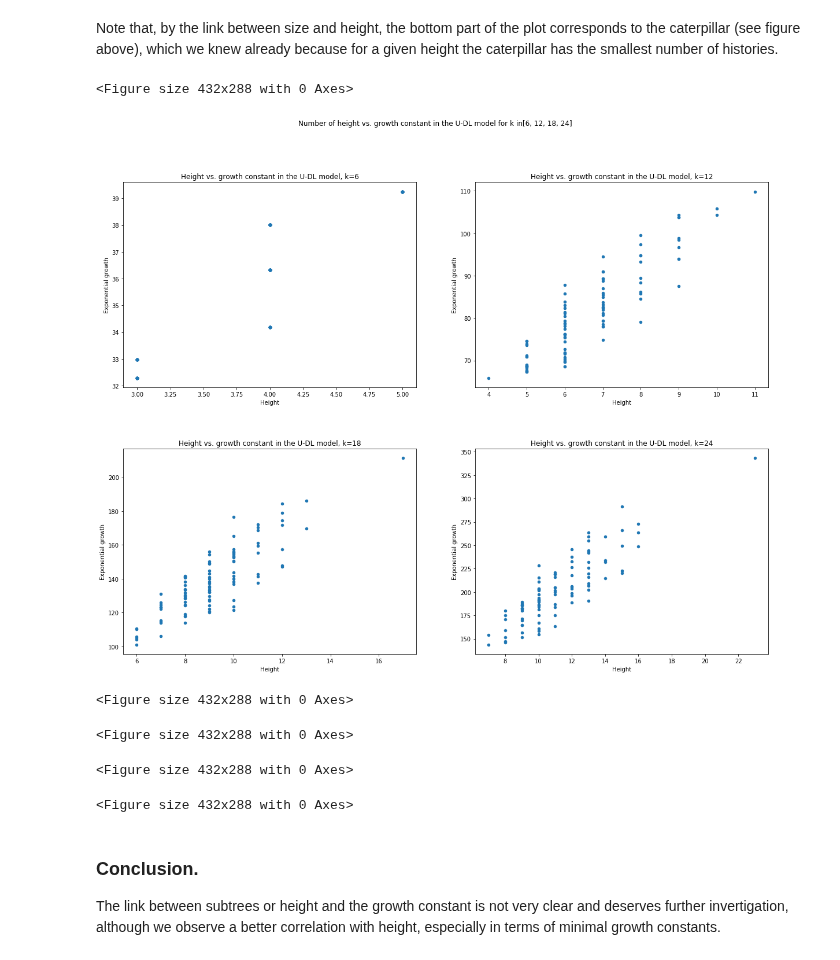
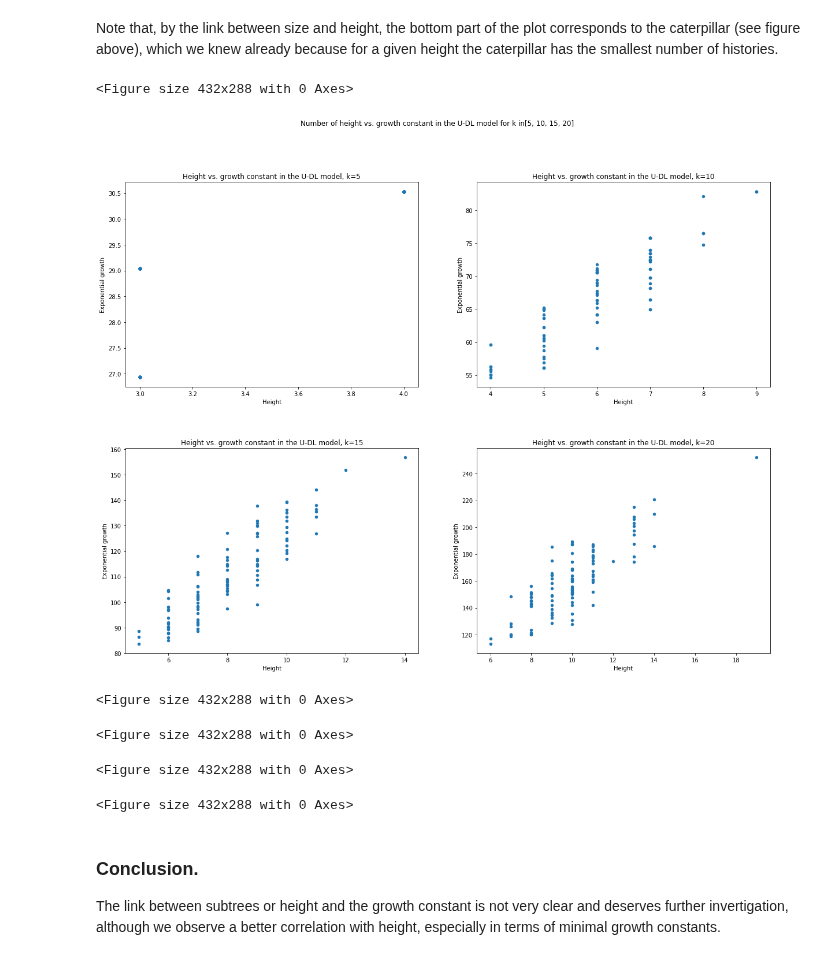
Before and after one commit to cchauve/DLT-Histories, a Jupyter notebook: doc/notebooks/Paper_figures.ipynb, the cells around one changed output. Saved outputs shown, nothing was run; the diff lists cells and outputs as text; code cells hidden in the pictures.

```diff
--- a/doc/notebooks/Paper_figures.ipynb
+++ b/doc/notebooks/Paper_figures.ipynb
@@ -46,7 +46,7 @@ S_TREES_INDEX = [i for i in range(0,NB_S_TREES)]
 EVOL_MODELS = [('U','DL'),('U','DLT'),('R','DL'),('R','DLT')]
 # Species tree sizes
 K_MIN = 3
-K_MAX = 24 #32
+K_MAX = 26 #target: 32 but computations did not finish past k=26
 K_LIST = [k for k in range(K_MIN,K_MAX+1)]
 # Histories sizes
 N_MIN = 1
@@ -61,7 +61,7 @@ R_MAX  = 10
 R_LIST = [r for r in range(1,R_MAX+1)]
 # %%
 # Subset of the parameter space for more readable figures
-K_LIST_REDUCED = [6,12,18,24]
+K_LIST_REDUCED = [5,10,15,20,25]
 K_LIST_POW2    = [4,8,16]
 N_LIST_REDUCED = [10,20,30,40,50]
 # %%
@@ -386,35 +386,35 @@ def plot_height_vs_exp_growth_per_k_single(k):
     ax.set_xlabel('Height')
     ax.set_ylabel('Exponential growth')
     plt.savefig('Height_vs_exp_growth_U_DL_'+str(k)+'.png')
     plt.show()
 
 
 def plot_height_vs_exp_growth_per_k(k,axe):
     offset = 3
     K = k-offset
     plt.figure()
     ax = pd.DataFrame(RESULTS_HEIGHT_ASYMPTOTICS.iloc[K*100:((K+1)*100)-1]).plot(ax=axe, kind='scatter', x='height', y='exp. growth', title='Height vs. growth constant in the U-DL model, k='+str(k))
     ax.set_xlabel('Height')
     ax.set_ylabel('Exponential growth')
     plt.savefig('Height_vs_exp_growth_U_DL_'+str(k)+'.png')
 
 def show_height_vs_exp_growth_per_k(k):
     offset = 3
     K = k-offset
     return(RESULTS_HEIGHT_ASYMPTOTICS.iloc[K*100:((K+1)*100)-1].drop_duplicates(keep='first',inplace=False).sort_values(by=['exp. growth','height']))
 
 plt.figure()
 fig_height2, ax_height2 = plt.subplots(nrows=2, ncols=2, figsize=(20,15))
 plt.subplots_adjust(hspace = 0.3)
-fig_height2.suptitle('Number of height vs. growth constant in the U-DL model for k in'+str(K_LIST_REDUCED))
+fig_height2.suptitle('Number of height vs. growth constant in the U-DL model for k in'+str(K_LIST_REDUCED[0:4]))
 plot_height_vs_exp_growth_per_k(K_LIST_REDUCED[0],ax_height2[0,0])
 plot_height_vs_exp_growth_per_k(K_LIST_REDUCED[1],ax_height2[0,1])
 plot_height_vs_exp_growth_per_k(K_LIST_REDUCED[2],ax_height2[1,0])
 plot_height_vs_exp_growth_per_k(K_LIST_REDUCED[3],ax_height2[1,1])
 plt.show()
 # %% [output]
 <Figure size 432x288 with 0 Axes>
-[figure, old version]
+[figure, new version]
 <Figure size 432x288 with 0 Axes>
 <Figure size 432x288 with 0 Axes>
 <Figure size 432x288 with 0 Axes>
```
Also changed, not shown: parts of 11 cells of this notebook, 10 other files.
